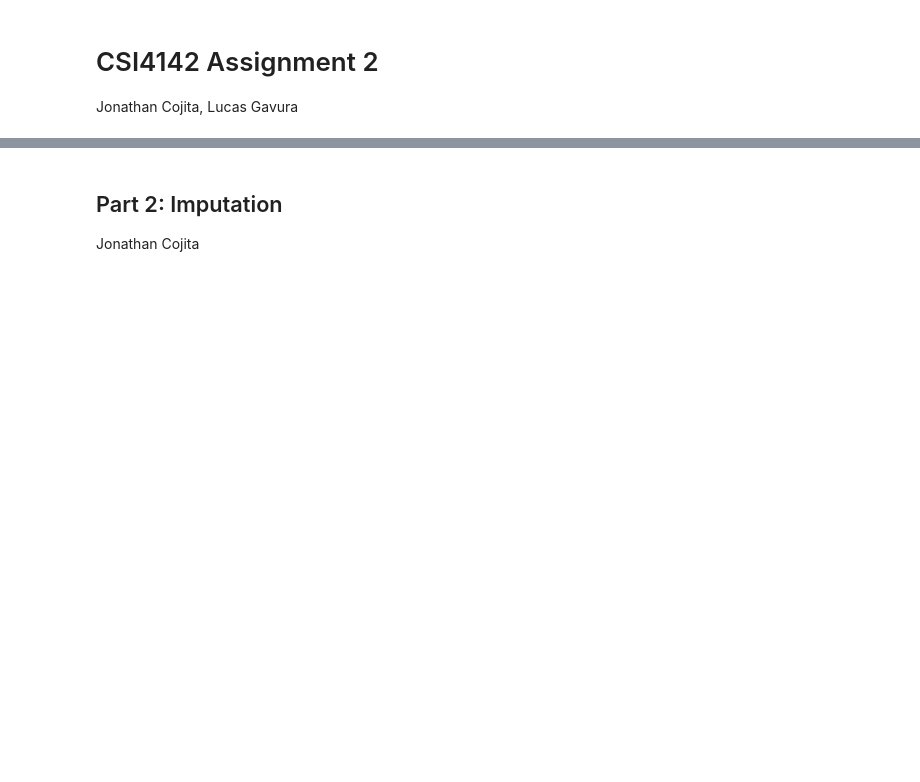
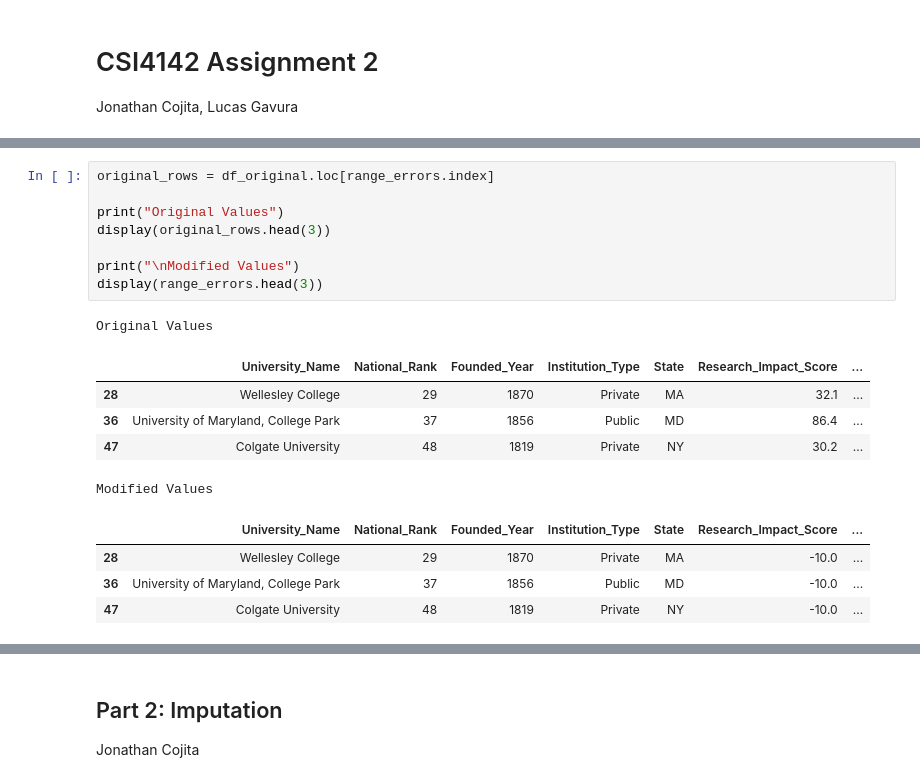
Before and after one commit to JCoji/DataScienceA2, a Jupyter notebook: A2.ipynb, the cells around one changed output, grey strips where cells are left out. Saved outputs shown, nothing was run; the diff lists cells and outputs as text; blank space fills up the shorter version.

```diff
--- a/A2.ipynb
+++ b/A2.ipynb
@@ -3,0 +102,19 @@ Jonathan Cojita, Lucas Gavura
+# %%
+original_rows = df_original.loc[range_errors.index]
+
+print("Original Values")
+display(original_rows.head(3))
+
+print("\nModified Values")
+display(range_errors.head(3))
+# %% [output]
+Original Values
+|  | University_Name | National_Rank | Founded_Year | Institution_Type | State | Research_Impact_Score | ... |
+| 28 | Wellesley College | 29 | 1870 | Private | MA | 32.1 | ... |
+| 36 | University of Maryland, College Park | 37 | 1856 | Public | MD | 86.4 | ... |
+| 47 | Colgate University | 48 | 1819 | Private | NY | 30.2 | ... |
+Modified Values
+|  | University_Name | National_Rank | Founded_Year | Institution_Type | State | Research_Impact_Score | ... |
+| 28 | Wellesley College | 29 | 1870 | Private | MA | -10.0 | ... |
+| 36 | University of Maryland, College Park | 37 | 1856 | Public | MD | -10.0 | ... |
+| 47 | Colgate University | 48 | 1819 | Private | NY | -10.0 | ... |
```
Also changed, not shown: parts of 39 cells of this notebook.
